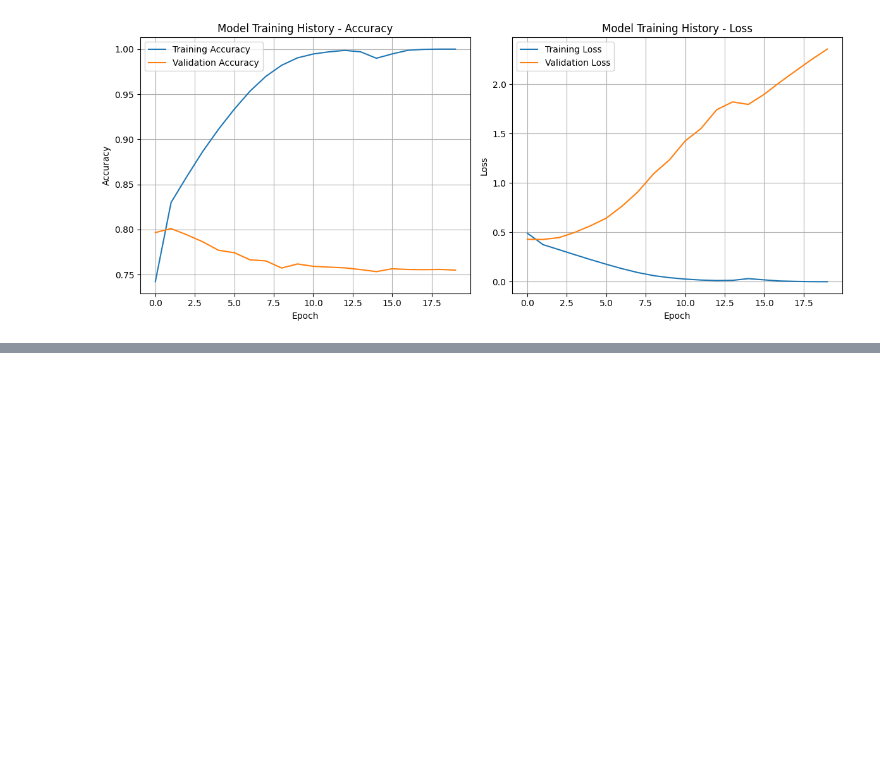
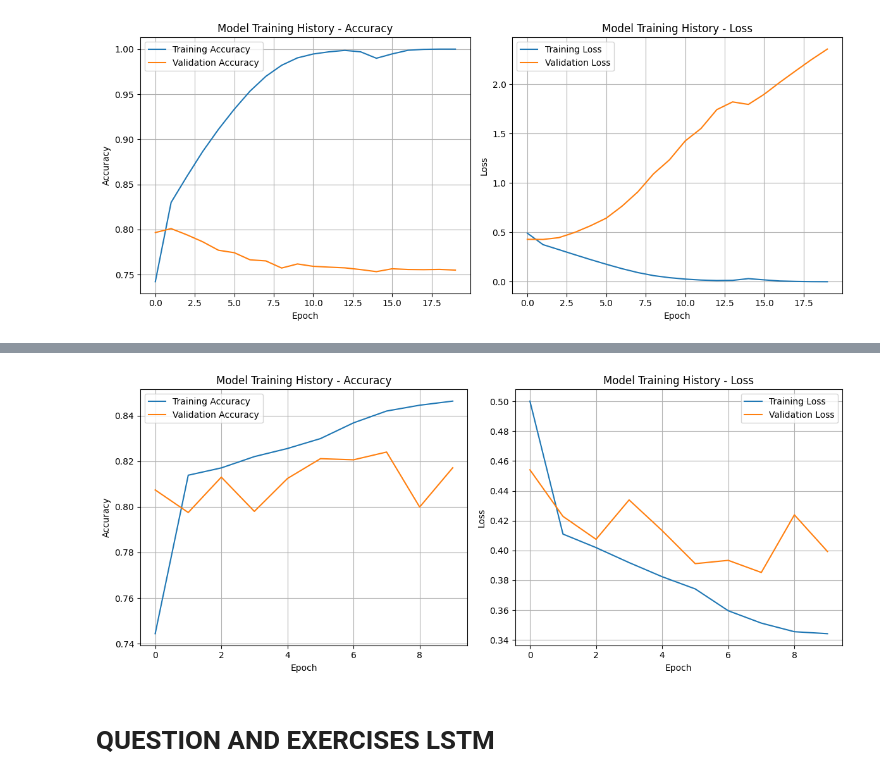
Before and after one commit to EdwinAR99/TalentoTECH-Repo, a Jupyter notebook: NLP_Keras_TalentoTECH.ipynb, the cells around one changed output, grey strips where cells are left out. Saved outputs shown, nothing was run; the diff lists cells and outputs as text; code cells hidden in the pictures; blank space fills up the shorter version.

Commit message:
Implementacion LSTM, falta hacer los ejercicios

```diff
--- a/NLP_Keras_TalentoTECH.ipynb
+++ b/NLP_Keras_TalentoTECH.ipynb
@@ -204,0 +276,10 @@ plt.show()
+# %%
+# Setup the training parameters
+modelLSTM.compile(
+    loss='binary_crossentropy',
+    optimizer='adam',
+    metrics=['accuracy']
+)
+
+# Print the model summary
+model.summary()
@@ -204,0 +304,10 @@ plt.show()
+# %%
+# Train the model
+historyLSTM = modelLSTM.fit(
+    padded,
+    train_lbl,
+    epochs = 10,
+    batch_size=64,
+    verbose = 1,
+    validation_data = (test_padded, test_lbl)
+)
@@ -204,0 +335,28 @@ plt.show()
+# %%
+# Create subplots
+fig, axes = plt.subplots(1, 2, figsize=(12, 5))
+
+# Graphic the training history - Accuracy
+axes[0].plot(historyLSTM.history['accuracy'], label='Training Accuracy')
+axes[0].plot(historyLSTM.history['val_accuracy'], label='Validation Accuracy')
+axes[0].set_title('Model Training History - Accuracy')
+axes[0].set_xlabel('Epoch')
+axes[0].set_ylabel('Accuracy')
+axes[0].legend()
+axes[0].grid(True)
+
+# Graphic the training history - Loss
+axes[1].plot(historyLSTM.history['loss'], label='Training Loss')
+axes[1].plot(historyLSTM.history['val_loss'], label='Validation Loss')
+axes[1].set_title('Model Training History - Loss')
+axes[1].set_xlabel('Epoch')
+axes[1].set_ylabel('Loss')
+axes[1].legend()
+axes[1].grid(True)
+
+plt.tight_layout()
+plt.show()
+# %% [output]
+[figure, added]
+# %% [markdown]
+# QUESTION AND EXERCISES LSTM
```
Also changed, not shown: parts of 20 cells of this notebook.
